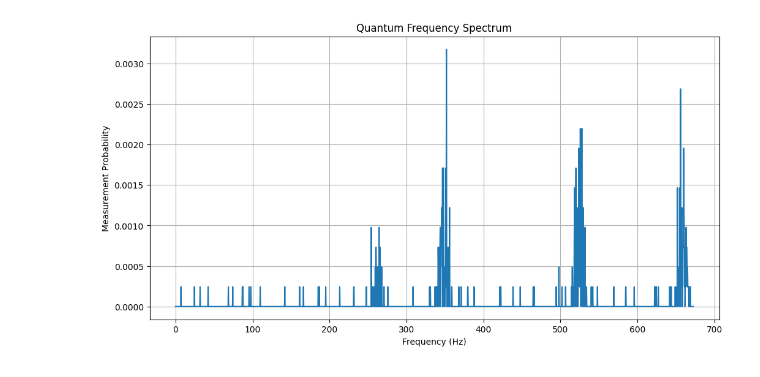
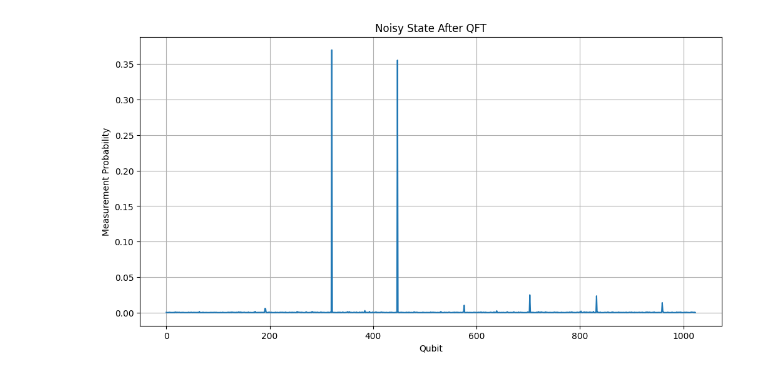
Before and after one commit to RYZEXY/Quantum-Audio-Processing, a Jupyter notebook: visualize_qft.ipynb, the cells around one changed output. Drawn from its saved outputs; the diff is of its cells as text; code cells hidden in the pictures.

```diff
--- a/visualize_qft.ipynb
+++ b/visualize_qft.ipynb
@@ -13,5 +14,5 @@ from qiskit.transpiler.preset_passmanagers import generate_preset_pass_manager
 # %%
-n_qubits = 17
+n_qubits = 10
 # %%
 def load_and_normalize_audio(filename):
     """Load audio file in blocks of 2^n_qubits samples"""
@@ -40,16 +60,20 @@ def prepare_quantum_state(normalized_audio):
 # %%
-audio_file = "noisy_audio2.wav"
+audio_file = "noisy_audio.wav"
 
 # Load and normalize audio data
 sample_rate, normalized_audio, norm_factor, n_qubits = load_and_normalize_audio(audio_file)
 
 qc = prepare_quantum_state(normalized_audio)
+qc.barrier()
+qc.append(QFT(n_qubits, do_swaps=False), range(n_qubits))
+# qc.barrier()
+# oracle = Gate(name='Denoise Oracle', num_qubits=n_qubits, params=[])
 
-qc.append(QFT(n_qubits, do_swaps=True), range(n_qubits))
-
+# # Apply the oracle (black box)
+# qc.append(oracle, range(n_qubits))
+# qc.barrier()
+# qc.append(QFT(n_qubits, do_swaps=True, inverse=True), range(n_qubits))
 qc.measure(range(n_qubits),range(n_qubits))
 
 
-# "Measure" the statevector
-backend = Aer.get_backend('statevector_simulator')
-qc = transpile(qc, backend)
+qc.draw('mpl')
@@ -66,18 +96,18 @@ quasi_dists = job_sim.result().quasi_dists[0].binary_probabilities()
 # %%
 n_qubits = qc.num_qubits
 probabilities = np.zeros(2**n_qubits)
 for state, prob in quasi_dists.items():
     idx = int(state, 2)
-    probabilities[idx] = prob
+    probabilities[idx] = (prob)
 
 sample_rate = 44100
 frequencies = np.fft.fftfreq(2**n_qubits, d=1/sample_rate)
 
 plt.figure(figsize=(12, 6))
-plt.plot(frequencies[:2000], probabilities[:2000])
-plt.xlabel("Frequency (Hz)")
+plt.plot(range(0,1024), probabilities[:1024])
+plt.xlabel("Qubit")
 plt.ylabel("Measurement Probability")
-plt.title("Quantum Frequency Spectrum")
+plt.title("Noisy State After QFT")
 plt.grid(True)
 # %% [output]
-[figure, old version]
+[figure, new version]
```
Also changed, not shown: parts of 4 cells of this notebook, 7 other files.
